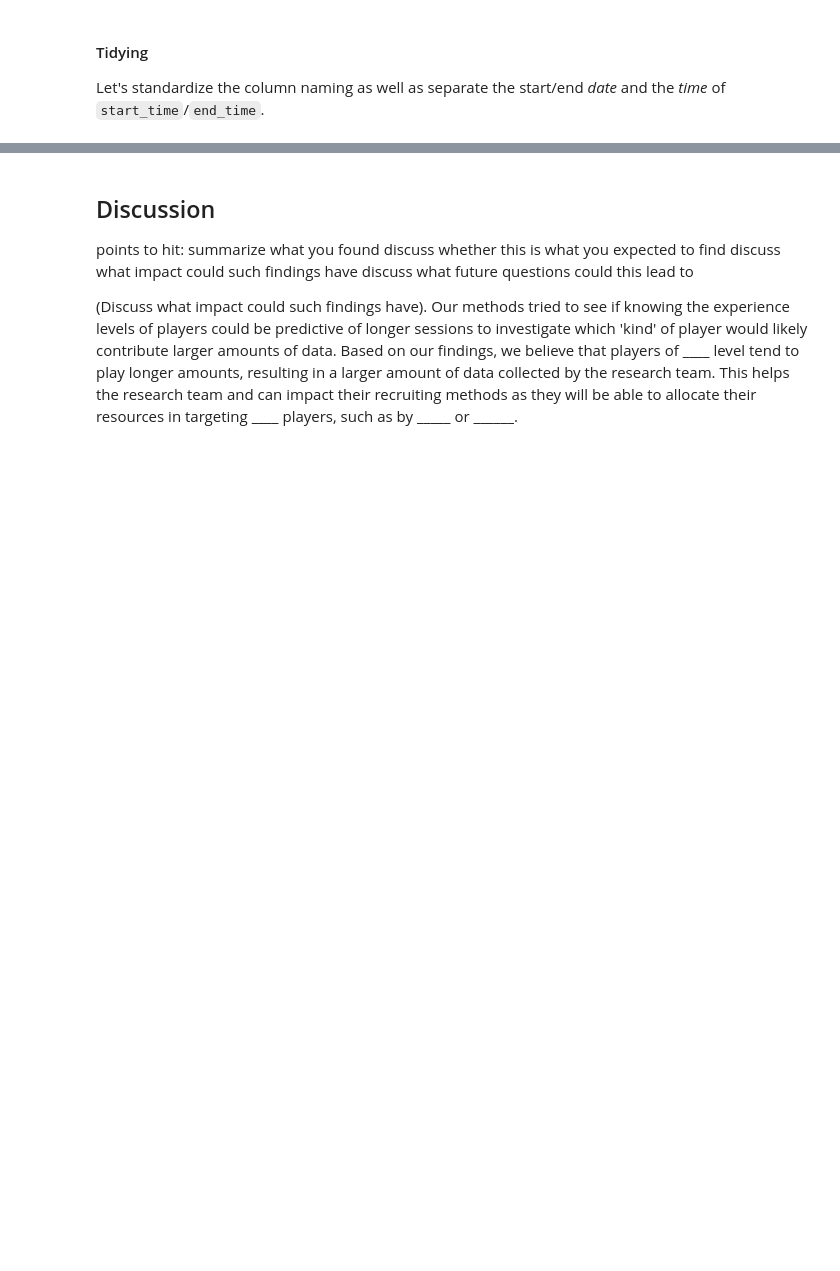
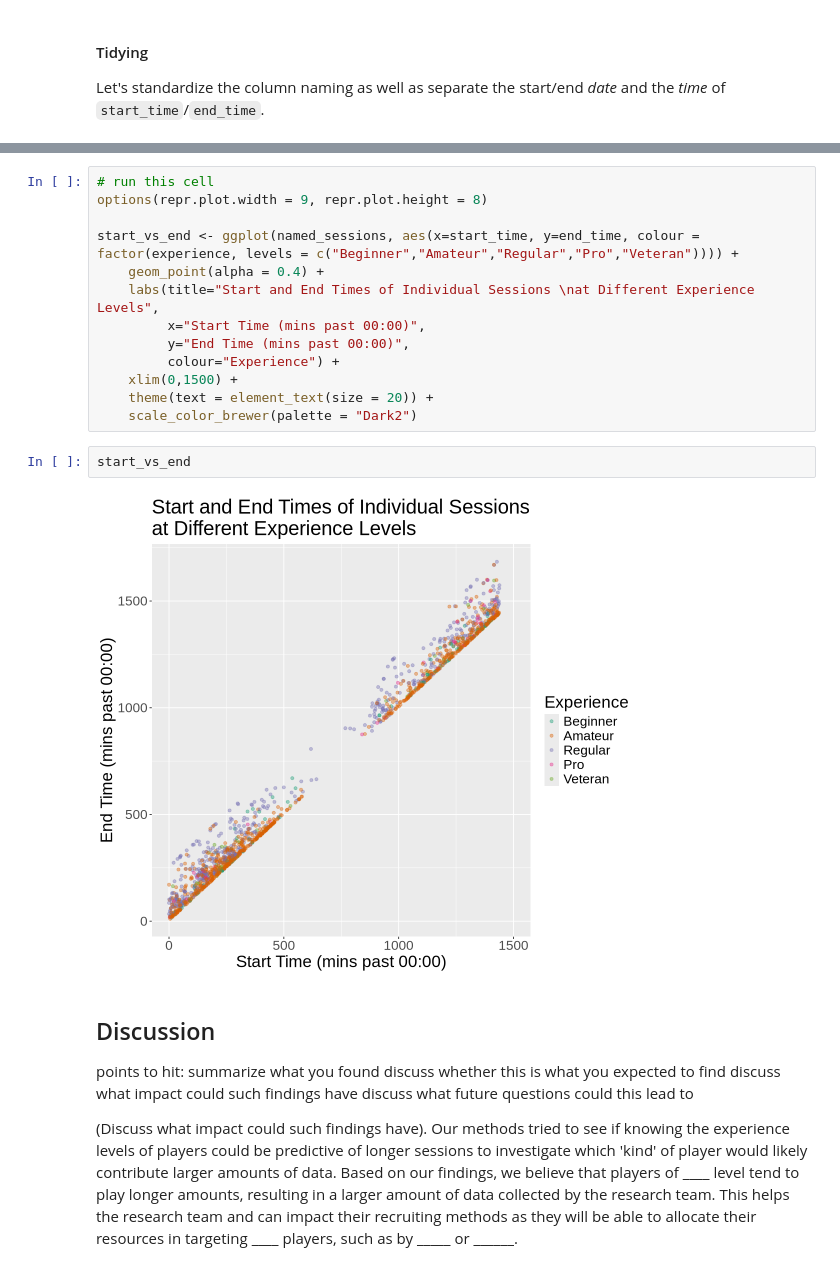
Before and after one commit to Booch58/Group-project, a Jupyter notebook: project_final_report.ipynb, the cells around one changed output, grey strips where cells are left out. Cells and saved outputs as stored; diff of their text form; blank space fills up the shorter version.

```diff
--- a/project_final_report.ipynb
+++ b/project_final_report.ipynb
@@ -120,3 +200,20 @@ A tibble: 1535 × 7
+# %%
+# run this cell
+options(repr.plot.width = 9, repr.plot.height = 8)
+
+start_vs_end <- ggplot(named_sessions, aes(x=start_time, y=end_time, colour = factor(experience, levels = c("Beginner","Amateur","Regular","Pro","Veteran")))) +
+    geom_point(alpha = 0.4) +
+    labs(title="Start and End Times of Individual Sessions \nat Different Experience Levels",
+         x="Start Time (mins past 00:00)",
+         y="End Time (mins past 00:00)",
+         colour="Experience") +
+    xlim(0,1500) +
+    theme(text = element_text(size = 20)) +
+    scale_color_brewer(palette = "Dark2")
+# %%
+start_vs_end
+# %% [output]
+[figure, added]
 # %% [markdown]
 ## Discussion
 
```
Also changed, not shown: parts of 5 cells of this notebook.
